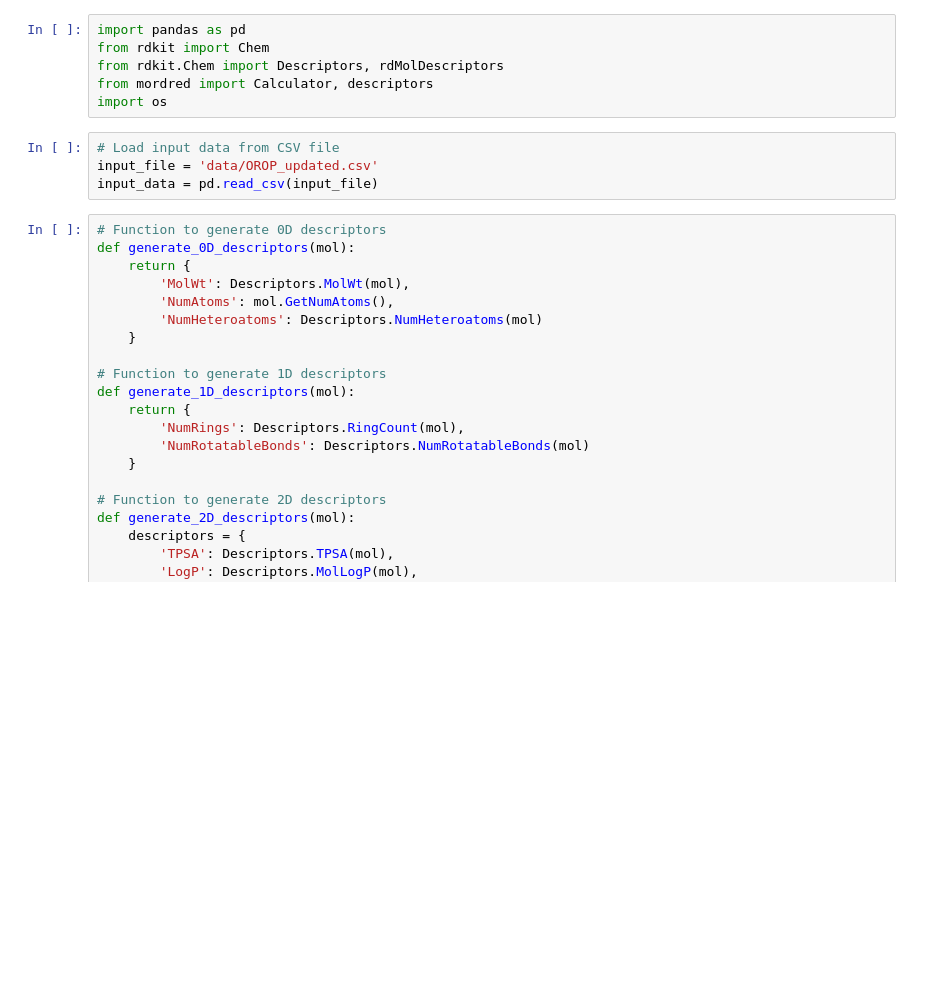
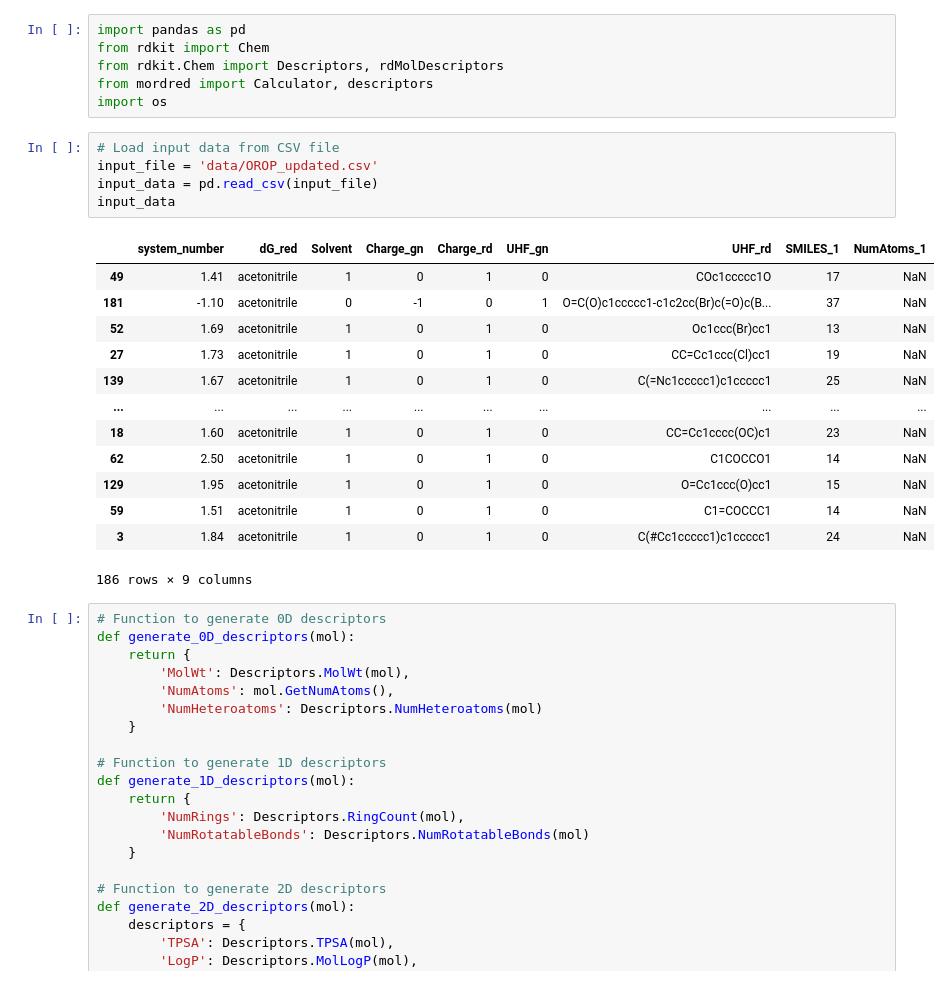
Before and after one commit to igmure/Redox_pred, a Jupyter notebook: descriptors.ipynb, the cells around one changed output. Drawn from its saved outputs; the diff is of its cells as text; blank space fills up the shorter version.

Commit message:
Add regression model implementation and new Jupyter notebooks for data analysis

```diff
--- a/descriptors.ipynb
+++ b/descriptors.ipynb
@@ -7,7 +7,22 @@ import os
 # %%
 # Load input data from CSV file
 input_file = 'data/OROP_updated.csv'
 input_data = pd.read_csv(input_file)
+input_data
+# %% [output]
+|  | system_number | dG_red | Solvent | Charge_gn | Charge_rd | UHF_gn | UHF_rd | SMILES_1 | NumAtoms_1 |
+| 49 | 1.41 | acetonitrile | 1 | 0 | 1 | 0 | COc1ccccc1O | 17 | NaN |
+| 181 | -1.10 | acetonitrile | 0 | -1 | 0 | 1 | O=C(O)c1ccccc1-c1c2cc(Br)c(=O)c(B... | 37 | NaN |
+| 52 | 1.69 | acetonitrile | 1 | 0 | 1 | 0 | Oc1ccc(Br)cc1 | 13 | NaN |
+| 27 | 1.73 | acetonitrile | 1 | 0 | 1 | 0 | CC=Cc1ccc(Cl)cc1 | 19 | NaN |
+| 139 | 1.67 | acetonitrile | 1 | 0 | 1 | 0 | C(=Nc1ccccc1)c1ccccc1 | 25 | NaN |
+| ... | ... | ... | ... | ... | ... | ... | ... | ... | ... |
+| 18 | 1.60 | acetonitrile | 1 | 0 | 1 | 0 | CC=Cc1cccc(OC)c1 | 23 | NaN |
+| 62 | 2.50 | acetonitrile | 1 | 0 | 1 | 0 | C1COCCO1 | 14 | NaN |
+| 129 | 1.95 | acetonitrile | 1 | 0 | 1 | 0 | O=Cc1ccc(O)cc1 | 15 | NaN |
+| 59 | 1.51 | acetonitrile | 1 | 0 | 1 | 0 | C1=COCCC1 | 14 | NaN |
+| 3 | 1.84 | acetonitrile | 1 | 0 | 1 | 0 | C(#Cc1ccccc1)c1ccccc1 | 24 | NaN |
+186 rows × 9 columns
 # %%
 # Function to generate 0D descriptors
 def generate_0D_descriptors(mol):
```
Also changed, not shown: parts of 6 cells of this notebook, 3 other files.
